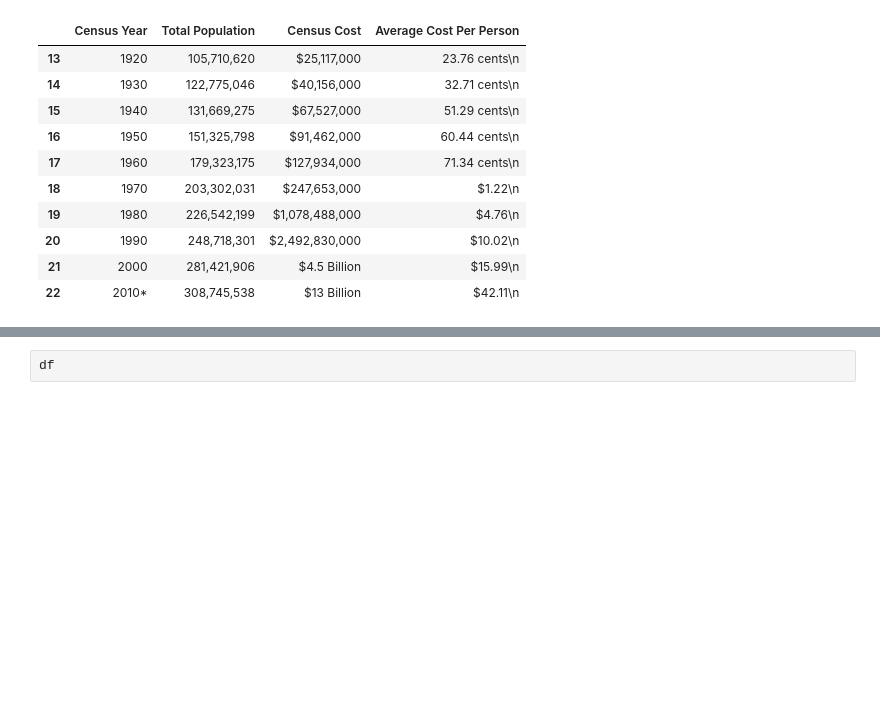
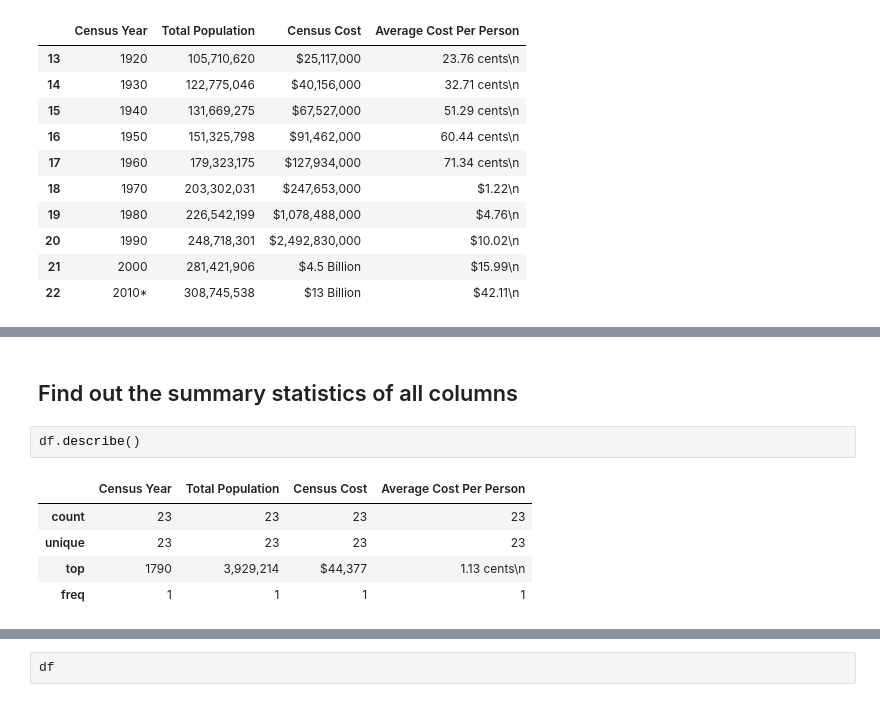
Before and after one commit to GunduSriBhanu/data690_fall2022, a Jupyter notebook: assignment_08/assignment_08.ipynb, the cells around one changed output, grey strips where cells are left out. Saved outputs shown, nothing was run; the diff lists cells and outputs as text; blank space fills up the shorter version.

```diff
--- a/assignment_08/assignment_08.ipynb
+++ b/assignment_08/assignment_08.ipynb
@@ -128,0 +176,10 @@ df.sample(10)
+# %% [markdown]
+## Find out the summary statistics of all columns
+# %%
+df.describe()
+# %% [output]
+|  | Census Year | Total Population | Census Cost | Average Cost Per Person |
+| count | 23 | 23 | 23 | 23 |
+| unique | 23 | 23 | 23 | 23 |
+| top | 1790 | 3,929,214 | $44,377 | 1.13 cents\n |
+| freq | 1 | 1 | 1 | 1 |
```
Also changed, not shown: parts of 31 cells of this notebook.
